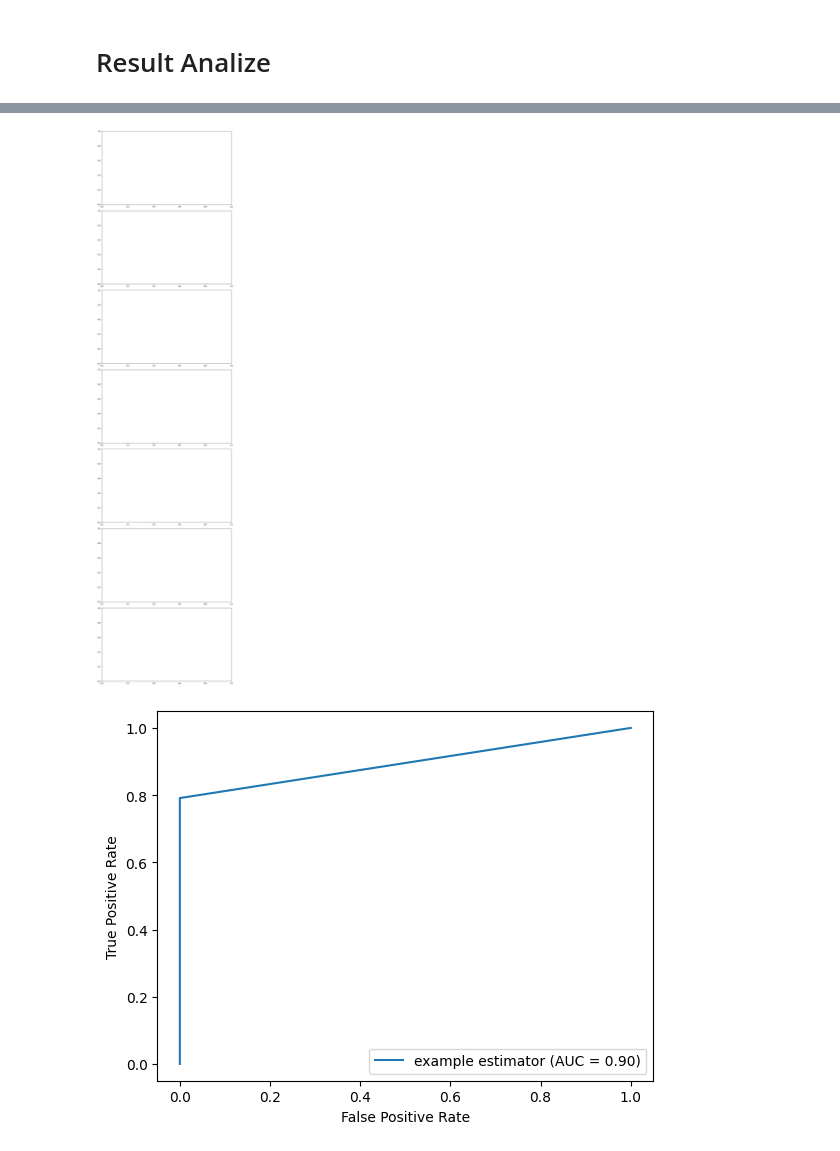
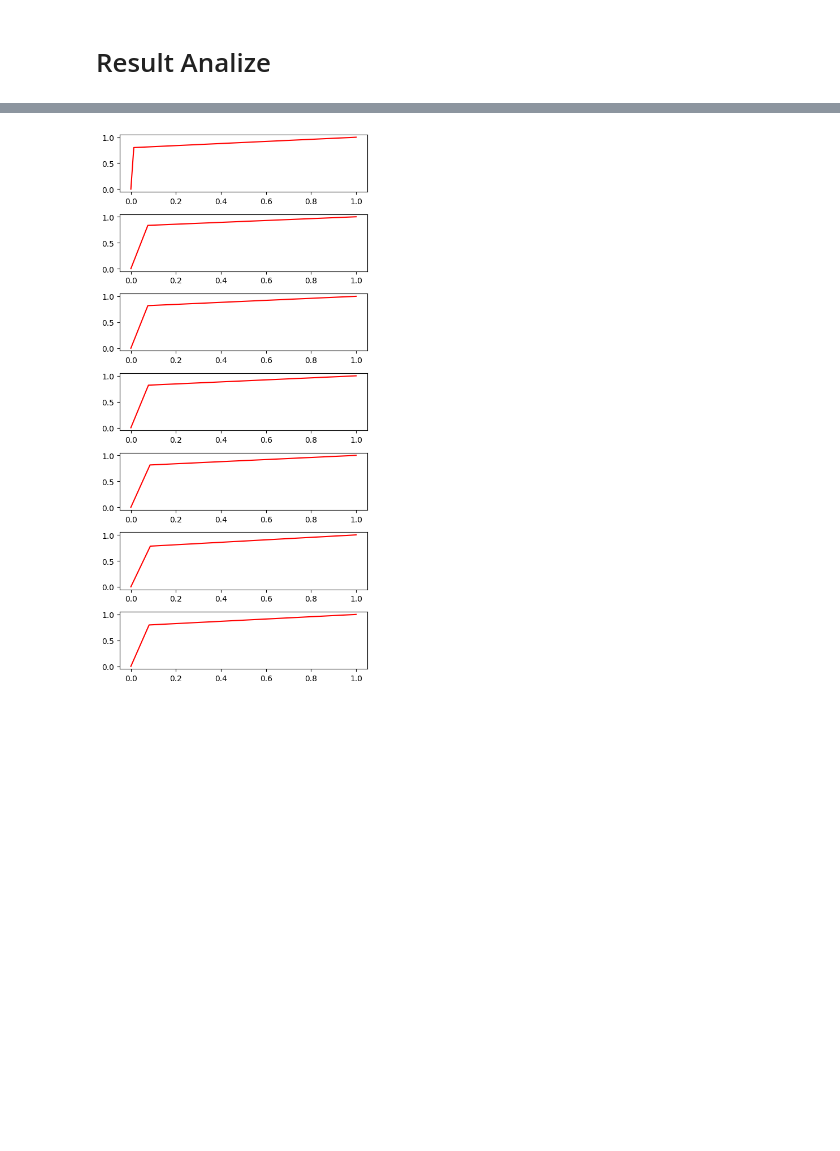
Before and after one commit to MikeTsvirkunov/Maching_Learning_Teach, a Jupyter notebook: Laba7/Classification/SelectKBest.ipynb, the cells around one changed output, grey strips where cells are left out. Saved outputs shown, nothing was run; the diff lists cells and outputs as text; code cells hidden in the pictures; blank space fills up the shorter version.

```diff
--- a/Laba7/Classification/SelectKBest.ipynb
+++ b/Laba7/Classification/SelectKBest.ipynb
@@ -102,13 +102,13 @@ for i in range(1, data_scaled_powered_x.shape[1]):
 ridge_optimal_for_line_regressions = []
 data_splits = []
 for d in data_thresh_remove:
-    X_train, X_test, y_train, y_test = train_test_split(d, hazardous, test_size=0.8)
+    X_train, X_test, y_train, y_test = train_test_split(d, hazardous, test_size=0.2)
     data_splits.append({'X_train': X_train, 'X_test': X_test, 'y_train': y_train, 'y_test': y_test})
     # x = RandomizedSearchCV(SVC(), {'kernel': ['linear', 'poly', ]}, n_iter=5,
     #                        n_jobs=3,
     #                        scoring='f1',
     #                        random_state=71).fit(X_train, y_train)
-    x = SVC(kernel='poly').fit(X_train, y_train)
+    x = GaussianNB().fit(X_train, y_train)
     ridge_optimal_for_line_regressions.append(x)
     # print(1)
 # ridge_optimal_for_line_regression.best_params_
@@ -188,22 +188,17 @@ for s in range(len(scores)):
-# %%
-fpr, tpr, thresholds = roc_curve(y_predicted_by_gaussian_naive_bayes, y_test)
-roc_auc = auc(fpr, tpr)
-display = RocCurveDisplay(fpr=fpr, tpr=tpr, roc_auc=roc_auc, estimator_name='example estimator')
-display.plot()
 # %%
 fig = plt.figure(tight_layout=True)
-fig.set_figheight(40)
-fig.set_figwidth(10)
+fig.set_figheight(10)
+fig.set_figwidth(5)
 gs = gridspec.GridSpec(len(ridge_optimal_for_line_regressions), 1)
 
 for i, m, d in zip(range(len(ridge_optimal_for_line_regressions)), ridge_optimal_for_line_regressions, data_splits):
     ax = fig.add_subplot(gs[i, 0])
     # ax.scatter(m, d['y_test'], c='red')
     fpr, tpr, thresholds = roc_curve(m.predict(d['X_test'][:1000]), d['y_test'][:1000])
     roc_auc = auc(fpr, tpr)
     # display = RocCurveDisplay(fpr=fpr, tpr=tpr, roc_auc=roc_auc, estimator_name='example estimator')
     # display.plot()
-    ax.scatter(fpr, tpr, c='red')
+    ax.plot(fpr, tpr, c='red')
+    ax.set_title()
 # %% [output]
-[figure, old version]
+[figure, new version]
-[figure, removed]
```
Also changed, not shown: parts of 6 cells of this notebook, 22 other files.
